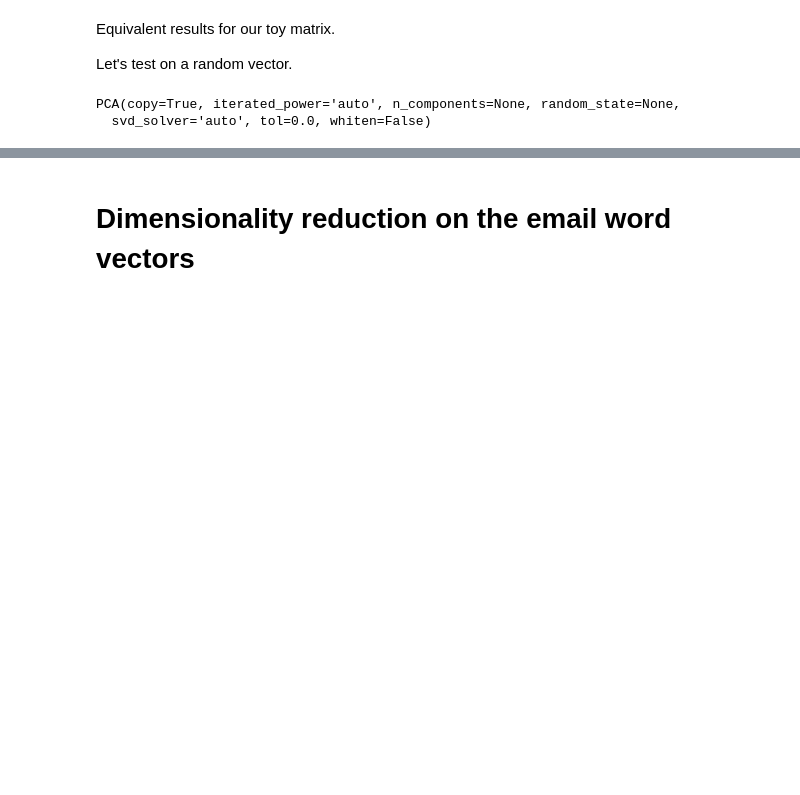
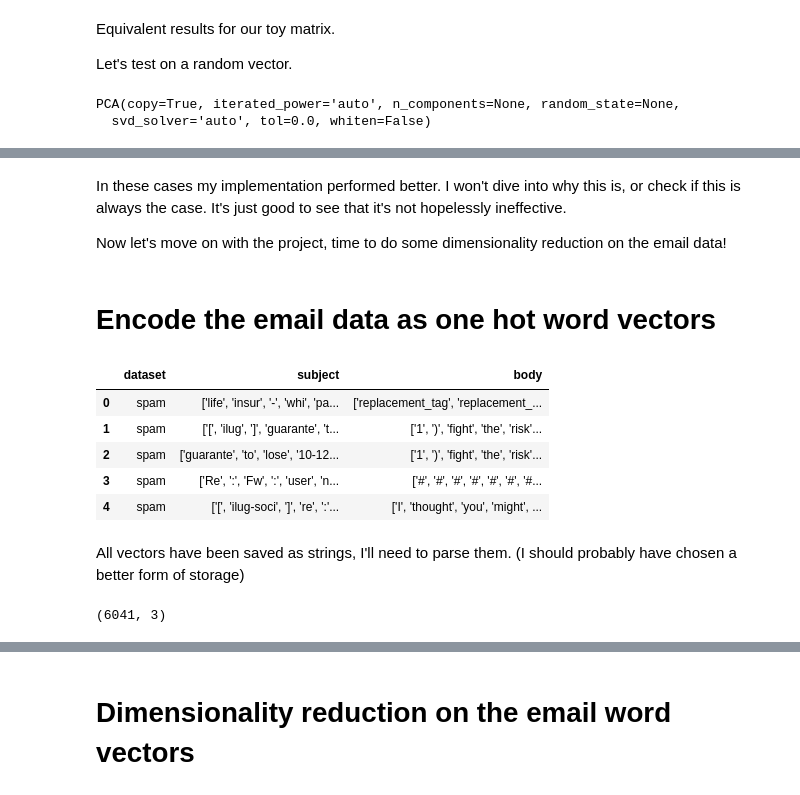
Before and after one commit to gustavgransbo/Data-Science-Playground, a Jupyter notebook: Spam Classification/3. Dimensionality reduction with PCA.ipynb, the cells around one changed output, grey strips where cells are left out. Cells and saved outputs as stored; diff of their text form; code cells hidden in the pictures; blank space fills up the shorter version.

```diff
--- a/Spam Classification/3. Dimensionality reduction with PCA.ipynb
+++ b/Spam Classification/3. Dimensionality reduction with PCA.ipynb
@@ -140,0 +175,23 @@ Now let's move on with the project, time to do some dimensionality reduction on
+# %% [markdown]
+In these cases my implementation performed better. I won't dive into why this is, or check if this is always the case. It's just good to see that it's not hopelessly ineffective.
+
+Now let's move on with the project, time to do some dimensionality reduction on the email data!
+# %% [markdown]
+# Encode the email data as one hot word vectors
+# %%
+data = pd.read_csv('stemmed_data.csv', encoding='latin').drop('Unnamed: 0', axis=1)
+# %%
+data.head()
+# %% [output]
+|  | dataset | subject | body |
+| 0 | spam | ['life', 'insur', '-', 'whi', 'pa... | ['replacement_tag', 'replacement_... |
+| 1 | spam | ['[', 'ilug', ']', 'guarante', 't... | ['1', ')', 'fight', 'the', 'risk'... |
+| 2 | spam | ['guarante', 'to', 'lose', '10-12... | ['1', ')', 'fight', 'the', 'risk'... |
+| 3 | spam | ['Re', ':', 'Fw', ':', 'user', 'n... | ['#', '#', '#', '#', '#', '#', '#... |
+| 4 | spam | ['[', 'ilug-soci', ']', 're', ':'... | ['I', 'thought', 'you', 'might', ... |
+# %% [markdown]
+All vectors have been saved as strings, I'll need to parse them. (I should probably have chosen a better form of storage)
+# %%
+data.shape
+# %% [output]
+(6041, 3)
```
Also changed, not shown: parts of 40 cells of this notebook.
